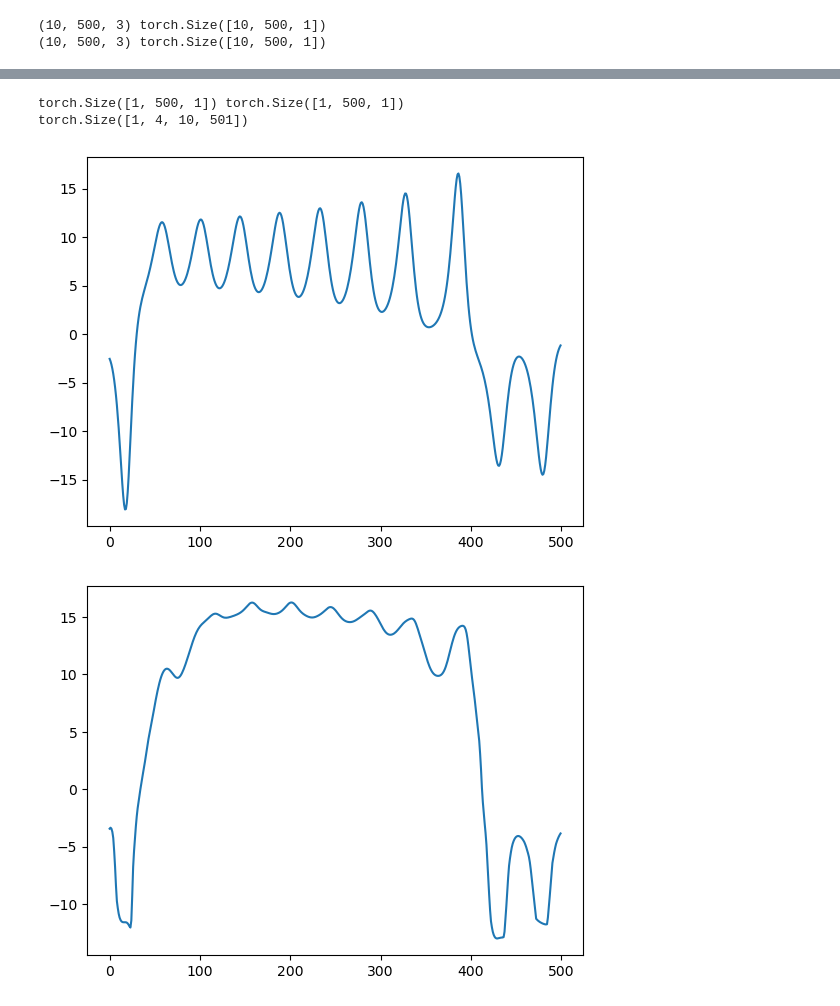
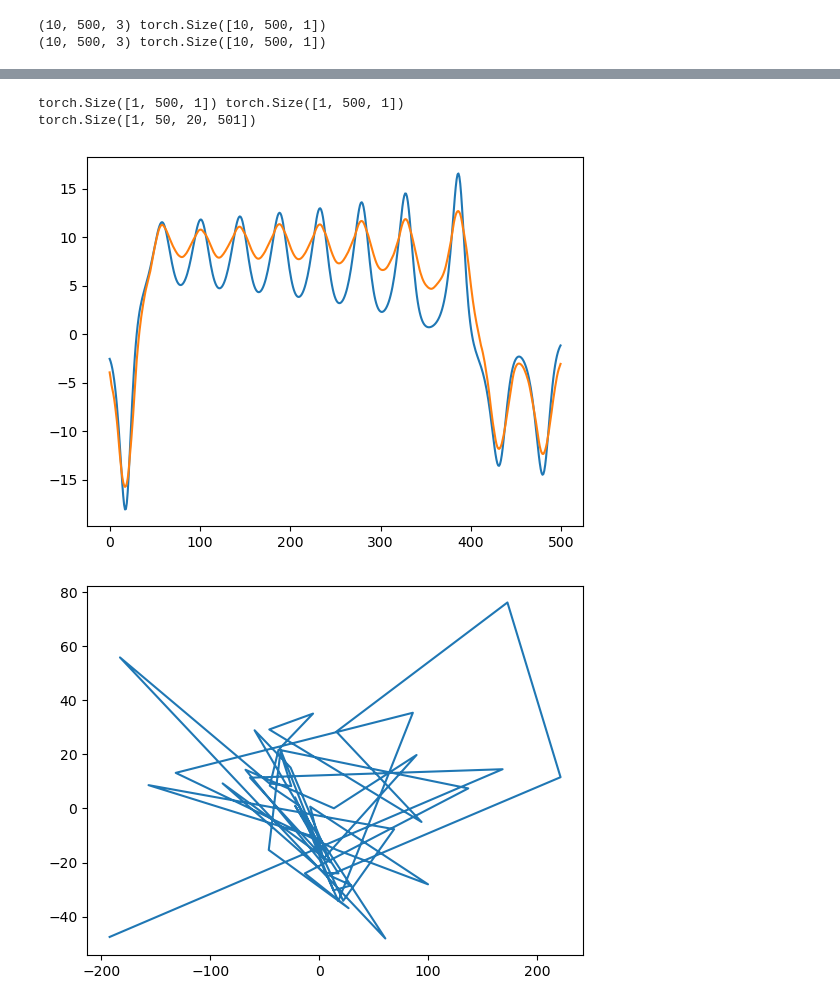
Before and after one commit to mitchellostrow/nn_delay_embeddings, a Jupyter notebook: notebooks/4-11-24 s4_from_scratch.ipynb, the cells around one changed output, grey strips where cells are left out. Drawn from its saved outputs; the diff is of its cells as text; code cells hidden in the pictures.

```diff
--- a/notebooks/4-11-24 s4_from_scratch.ipynb
+++ b/notebooks/4-11-24 s4_from_scratch.ipynb
@@ -355,10 +448,13 @@ train_loader, val_loader, train_data, val_data = make_dataset(Lorenz,500,10)
 (10, 500, 3) torch.Size([10, 500, 1])
 # %%
 data = next(iter(train_loader))
-model = S4DMinimal(1,1,4,10)
+
+noC = True
+model = S4DMinimal(1,1,2,10,noC=noC)
 model.rnn = True
 out,hiddens = model(data)
 
 print(data.shape,out.shape)
-print(hiddens.shape)
+if hiddens is not None:
+    print(hiddens.shape)
 # %% [output]
@@ -366,11 +463,11 @@ torch.Size([1, 500, 1]) torch.Size([1, 500, 1]) torch.Size([1, 4, 10, 501])
 # %%
-
-
 plt.plot(data[0,:,0])
 plt.figure()
 plt.plot(out[0,:,0].detach().numpy())
 
-fig, ax = plt.subplots(hiddens.shape[1],hiddens.shape[2],figsize=(20,20))
+fig, ax = plt.subplots(hiddens.shape[1],hiddens.shape[2],figsize=(20,5))
+if hiddens.shape[1] == 1:
+    ax = np.array([ax])
 for i in range(hiddens.shape[1]):
     for j in range(hiddens.shape[2]):
         ax[i,j].plot(hiddens[0,i,j].detach().numpy())
@@ -383,12 +480,12 @@ plt.tight_layout()
 # %%
 from torch.optim import AdamW
 
-model = S4DMinimal(1,1,1,100)
+model = S4DMinimal(1,1,1,50,expansion=4,noC=True)
 #model,train_set,val_set,epochs,lr,optimizer,loss_fn,device
 all_train_loss = []
 all_val_loss = []
-for num_steps in [1,3]:
-    model, train_loss, val_loss = train(model, train_loader, val_loader, 50, 1e-2,AdamW, nn.MSELoss(), 'cuda',num_steps)
+for num_steps in [1,2,3]:
+    model, train_loss, val_loss = train(model, train_loader, val_loader, 100, 5e-3,AdamW, nn.MSELoss(), 'cuda',num_steps)
     model, train_loss, val_loss = train(model, train_loader, val_loader, 50, 1e-3,AdamW, nn.MSELoss(), 'cuda',num_steps)
     all_train_loss.extend(train_loss)
     all_val_loss.extend(val_loss)
@@ -423,23 +527,35 @@ Epoch 11 Training Loss: 2.8657268285751343
 # %%
+plot_all_hiddens = False
 data = next(iter(train_loader))
 model.to("cpu")
 model.rnn = True
 out,hiddens = model(data)
 
 print(data.shape,out.shape)
 print(hiddens.shape)
 plt.plot(data[0,:,0])
-plt.figure()
 plt.plot(out[0,:,0].detach().numpy())
 
-fig, ax = plt.subplots(hiddens.shape[1],hiddens.shape[2],figsize=(20,20))
-for i in range(hiddens.shape[1]):
-    for j in range(hiddens.shape[2]):
-        ax[i,j].plot(hiddens[0,i,j].detach().numpy())
+if plot_all_hiddens:
+    fig, ax = plt.subplots(hiddens.shape[1],hiddens.shape[2],figsize=(20,20))
+    for i in range(hiddens.shape[1]):
+        for j in range(hiddens.shape[2]):
+            ax[i,j].plot(hiddens[0,i,j].detach().numpy())
 
-plt.tight_layout()
+    plt.tight_layout()
+else:
+    #do PCA on the hidden states
+    from sklearn.decomposition import PCA
+    pca = PCA(n_components=2)
+    hiddens = hiddens[0,:,0]
+    hiddens = hiddens.reshape(-1,hiddens.shape[-1])
+    hiddens = hiddens.detach().numpy().real
+    pca.fit(hiddens)
+    hiddens = pca.transform(hiddens)
+    plt.figure()
+    plt.plot(hiddens[:,0],hiddens[:,1])
 # %% [output]
 torch.Size([1, 500, 1]) torch.Size([1, 500, 1])
-torch.Size([1, 4, 10, 501])
+torch.Size([1, 50, 20, 501])
-[figure, old version]
+[figure, new version]
-[figure, old version]
+[figure, new version]
```
Also changed, not shown: parts of 10 cells of this notebook.
